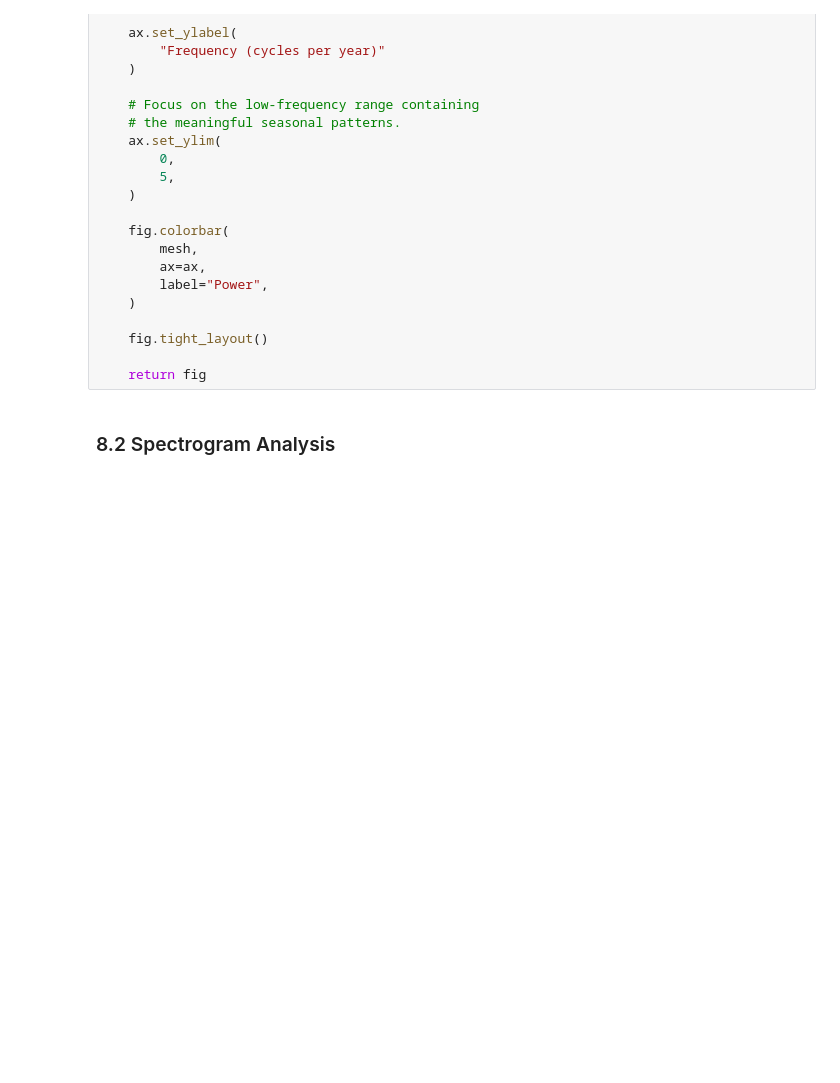
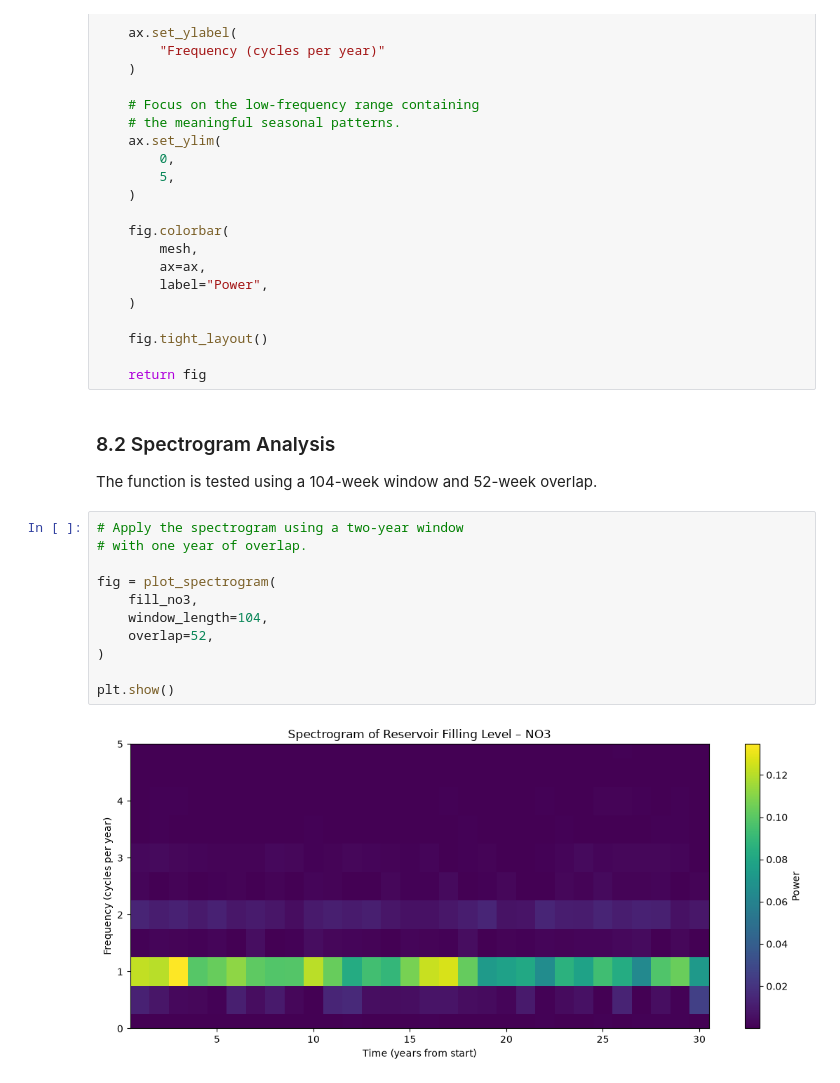
Before and after one commit to VasiliiAnderson/ind320-project, a Jupyter notebook: notebooks/compulsory_3.ipynb, the cells around one changed output. Cells and saved outputs as stored; diff of their text form; blank space fills up the shorter version.

```diff
--- a/notebooks/compulsory_3.ipynb
+++ b/notebooks/compulsory_3.ipynb
@@ -1472,3 +1472,18 @@ def plot_spectrogram(
     return fig
 # %% [markdown]
 ### 8.2 Spectrogram Analysis
+
+The function is tested using a 104-week window and 52-week overlap.
+# %%
+# Apply the spectrogram using a two-year window
+# with one year of overlap.
+
+fig = plot_spectrogram(
+    fill_no3,
+    window_length=104,
+    overlap=52,
+)
+
+plt.show()
+# %% [output]
+[figure, added]
```
Also changed, not shown: parts of 19 cells of this notebook.
